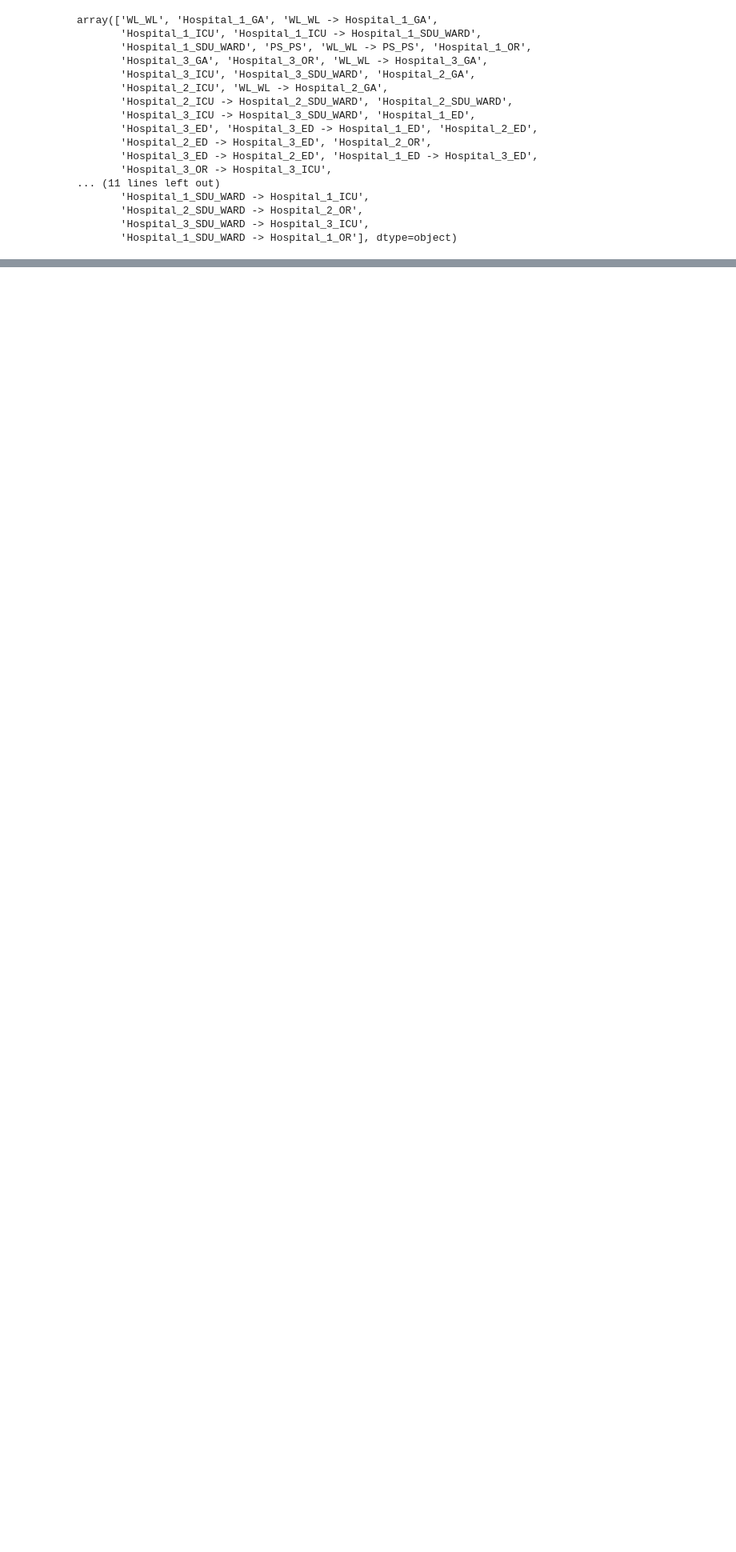
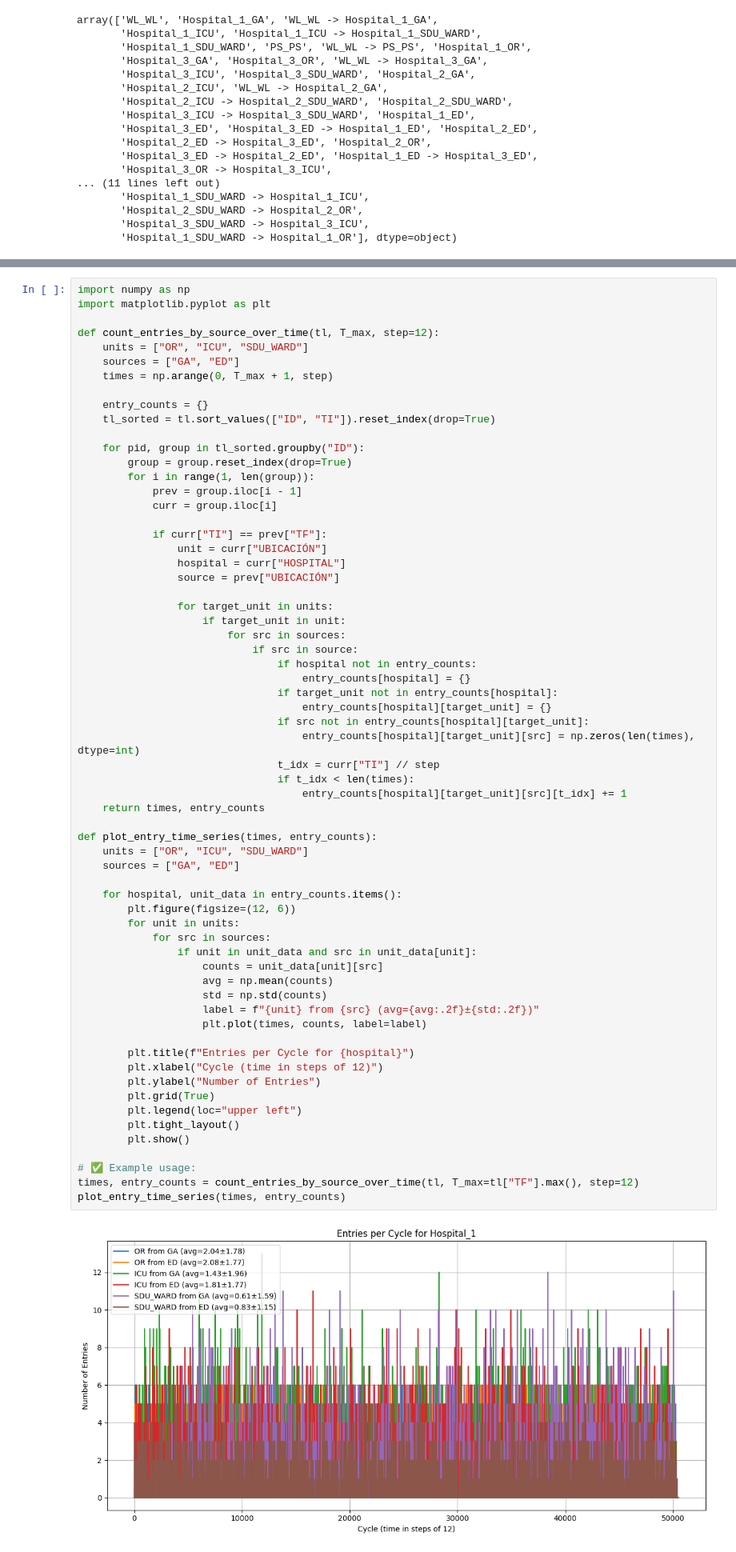
Before and after one commit to franfonte/Capstone, a Jupyter notebook: simulacion/1. codigo analisis/analisis_datos.ipynb, the cells around one changed output, grey strips where cells are left out. Shown: that part at 80% size. Drawn from its saved outputs; the diff is of its cells as text; blank space fills up the shorter version.

```diff
--- a/simulacion/1. codigo analisis/analisis_datos.ipynb
+++ b/simulacion/1. codigo analisis/analisis_datos.ipynb
@@ -224,0 +520,66 @@ tl["COSTO TRASLADO"] = tl.apply(
+# %%
+import numpy as np
+import matplotlib.pyplot as plt
+
+def count_entries_by_source_over_time(tl, T_max, step=12):
+    units = ["OR", "ICU", "SDU_WARD"]
+    sources = ["GA", "ED"]
+    times = np.arange(0, T_max + 1, step)
+
+    entry_counts = {}
+    tl_sorted = tl.sort_values(["ID", "TI"]).reset_index(drop=True)
+
+    for pid, group in tl_sorted.groupby("ID"):
+        group = group.reset_index(drop=True)
+        for i in range(1, len(group)):
+            prev = group.iloc[i - 1]
+            curr = group.iloc[i]
+
+            if curr["TI"] == prev["TF"]:
+                unit = curr["UBICACIÓN"]
+                hospital = curr["HOSPITAL"]
+                source = prev["UBICACIÓN"]
+
+                for target_unit in units:
+                    if target_unit in unit:
+                        for src in sources:
+                            if src in source:
+                                if hospital not in entry_counts:
+                                    entry_counts[hospital] = {}
+                                if target_unit not in entry_counts[hospital]:
+                                    entry_counts[hospital][target_unit] = {}
+                                if src not in entry_counts[hospital][target_unit]:
+                                    entry_counts[hospital][target_unit][src] = np.zeros(len(times), dtype=int)
+                                t_idx = curr["TI"] // step
+                                if t_idx < len(times):
+                                    entry_counts[hospital][target_unit][src][t_idx] += 1
+    return times, entry_counts
+
+def plot_entry_time_series(times, entry_counts):
+    units = ["OR", "ICU", "SDU_WARD"]
+    sources = ["GA", "ED"]
+
+    for hospital, unit_data in entry_counts.items():
+        plt.figure(figsize=(12, 6))
+        for unit in units:
+            for src in sources:
+                if unit in unit_data and src in unit_data[unit]:
+                    counts = unit_data[unit][src]
+                    avg = np.mean(counts)
+                    std = np.std(counts)
+                    label = f"{unit} from {src} (avg={avg:.2f}±{std:.2f})"
+                    plt.plot(times, counts, label=label)
+
+        plt.title(f"Entries per Cycle for {hospital}")
+        plt.xlabel("Cycle (time in steps of 12)")
+        plt.ylabel("Number of Entries")
+        plt.grid(True)
+        plt.legend(loc="upper left")
+        plt.tight_layout()
+        plt.show()
+
+# ✅ Example usage:
+times, entry_counts = count_entries_by_source_over_time(tl, T_max=tl["TF"].max(), step=12)
+plot_entry_time_series(times, entry_counts)
+# %% [output]
+[figure, added]
```
Also changed, not shown: parts of 14 cells of this notebook, 10 other files.
